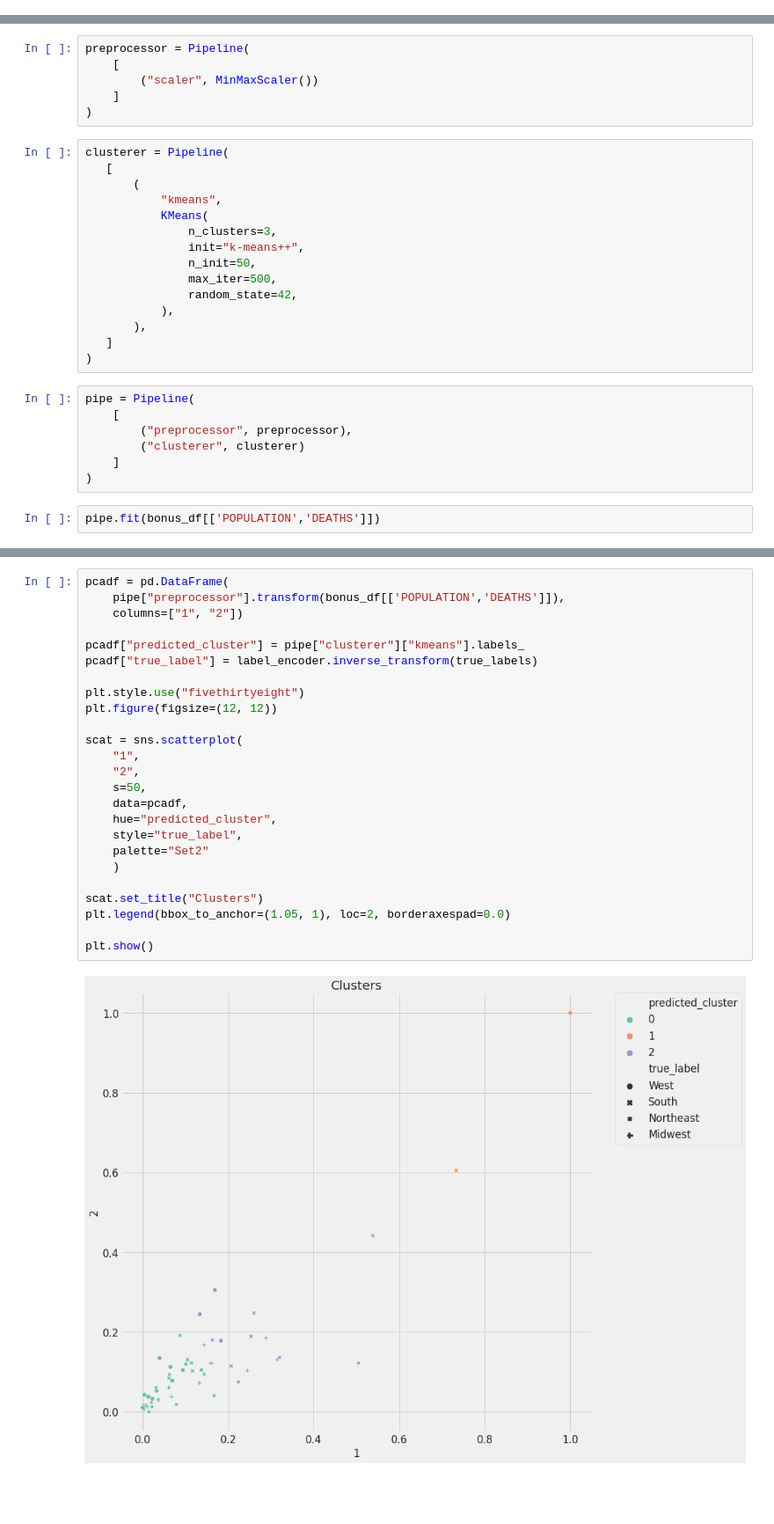
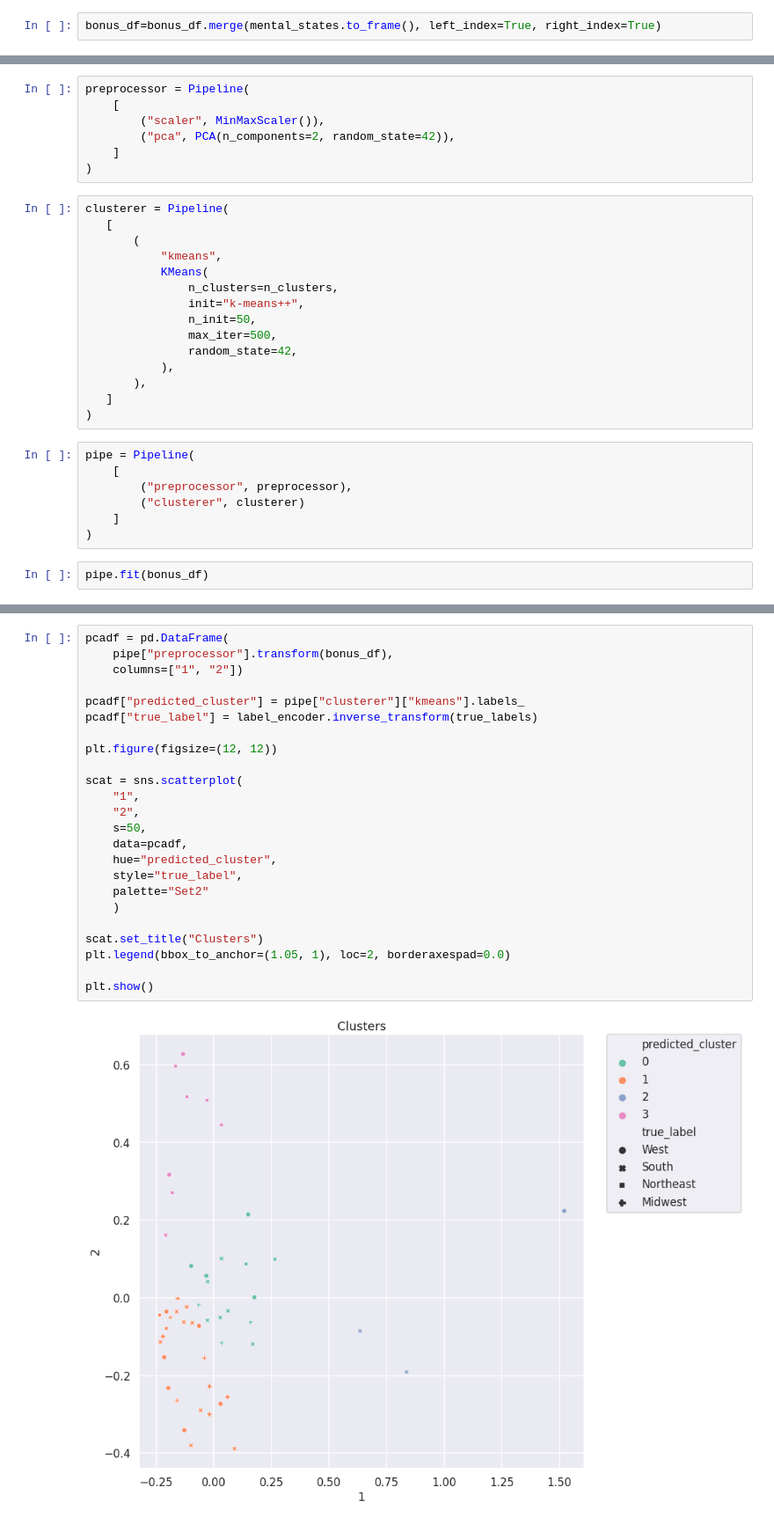
Before and after one commit to NerijusSh/data-police-shootings, a Jupyter notebook: 141.ipynb, the cells around one changed output, grey strips where cells are left out. Shown at 88% size. Saved outputs shown, nothing was run; the diff lists cells and outputs as text; blank space fills up the shorter version.

```diff
--- a/141.ipynb
+++ b/141.ipynb
@@ -1181,3 +1202,5 @@ bonus_df=full_df[['POPULATION','DEATHS']]
+# %%
+bonus_df=bonus_df.merge(mental_states.to_frame(), left_index=True, right_index=True)
 # %%
 def state_label(state):
   """Gives a region label to each state"""
@@ -1207,7 +1230,8 @@ n_clusters = len(label_encoder.classes_)
 # %%
 preprocessor = Pipeline(
     [
-        ("scaler", MinMaxScaler())
+        ("scaler", MinMaxScaler()),
+        ("pca", PCA(n_components=2, random_state=42)),
     ]
 )
 # %%
@@ -1216,7 +1240,7 @@ clusterer = Pipeline(
        (
            "kmeans",
            KMeans(
-               n_clusters=3,
+               n_clusters=n_clusters,
                init="k-means++",
                n_init=50,
                max_iter=500,
@@ -1233,5 +1257,5 @@ pipe = Pipeline(
     ]
 )
 # %%
-pipe.fit(bonus_df[['POPULATION','DEATHS']])
+pipe.fit(bonus_df)
 # %% [output]
@@ -1251,28 +1278,27 @@ silhouette_score(preprocessed_data, predicted_labels)
 # %%
 pcadf = pd.DataFrame(
-    pipe["preprocessor"].transform(bonus_df[['POPULATION','DEATHS']]),
+    pipe["preprocessor"].transform(bonus_df),
     columns=["1", "2"])
 
 pcadf["predicted_cluster"] = pipe["clusterer"]["kmeans"].labels_
 pcadf["true_label"] = label_encoder.inverse_transform(true_labels)
 
-plt.style.use("fivethirtyeight")
 plt.figure(figsize=(12, 12))
 
 scat = sns.scatterplot(
     "1",
     "2",
     s=50,
     data=pcadf,
     hue="predicted_cluster",
     style="true_label",
     palette="Set2"
     )
 
 scat.set_title("Clusters")
 plt.legend(bbox_to_anchor=(1.05, 1), loc=2, borderaxespad=0.0)
 
 plt.show()
 # %% [output]
-[figure, old version]
+[figure, new version]
 # %% [markdown]
```
Also changed, not shown: parts of 49 cells of this notebook.
